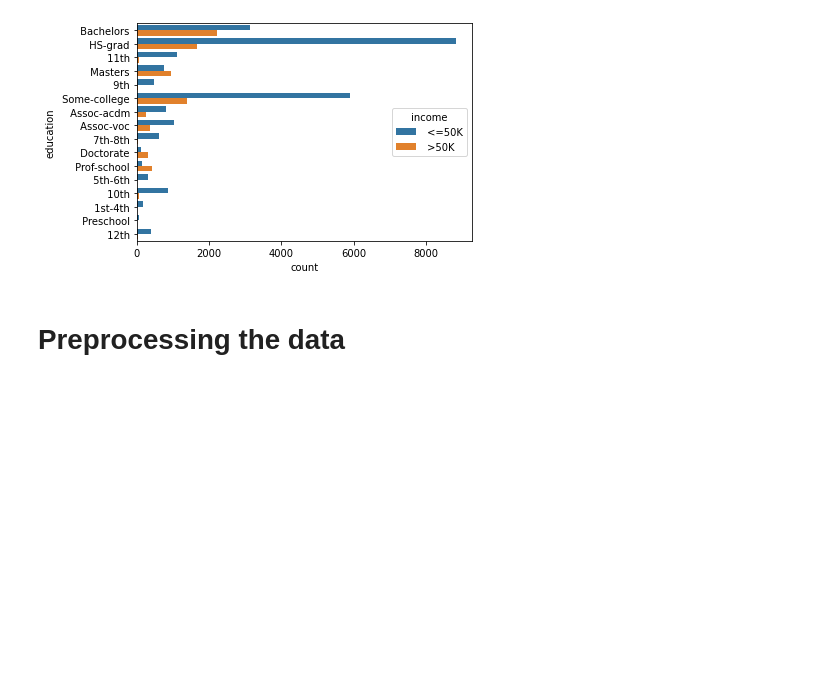
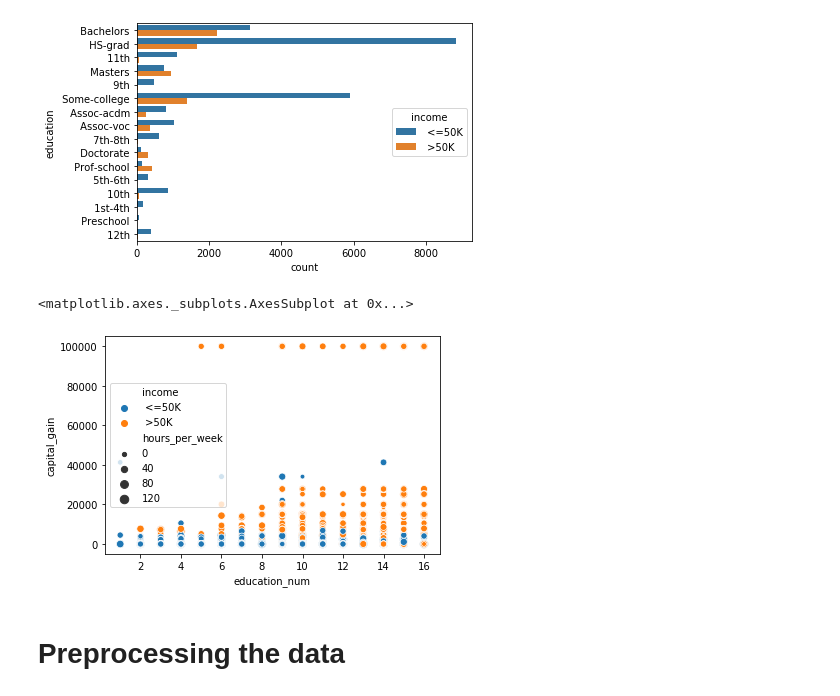
Before and after one commit to DeepankarAcharyya/6th_sem_Assignments, a Jupyter notebook: Data_Mining_and_Data_Warehousing/KNN-classifier/KNN-Assignment-CSB17017.ipynb, the cells around one changed output. Drawn from its saved outputs; the diff is of its cells as text; code cells hidden in the pictures; blank space fills up the shorter version.

Commit message:
Added another plot

```diff
--- a/Data_Mining_and_Data_Warehousing/KNN-classifier/KNN-Assignment-CSB17017.ipynb
+++ b/Data_Mining_and_Data_Warehousing/KNN-classifier/KNN-Assignment-CSB17017.ipynb
@@ -140,6 +143,11 @@ sns.countplot(y='education', hue='income', data=adult_data_train)
 # %% [output]
 <matplotlib.axes._subplots.AxesSubplot at 0x...>
 [figure]
+# %%
+sns.scatterplot(x=adult_data_train['education_num'],y=adult_data_train['capital_gain'],hue=adult_data_train['income'],size=adult_data_train['hours_per_week'])
+# %% [output]
+<matplotlib.axes._subplots.AxesSubplot at 0x...>
+[figure, added]
 # %% [markdown]
 # Preprocessing the data
 # %% [markdown]
```
Also changed, not shown: parts of 3 cells of this notebook.
